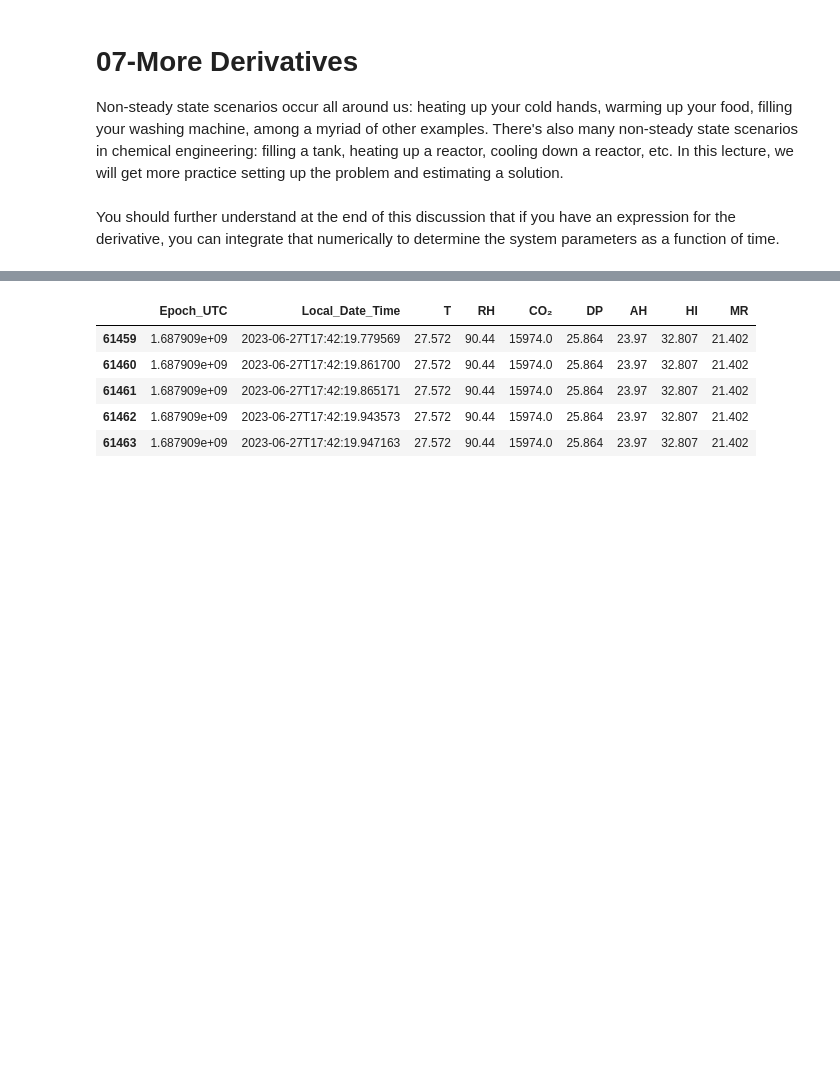
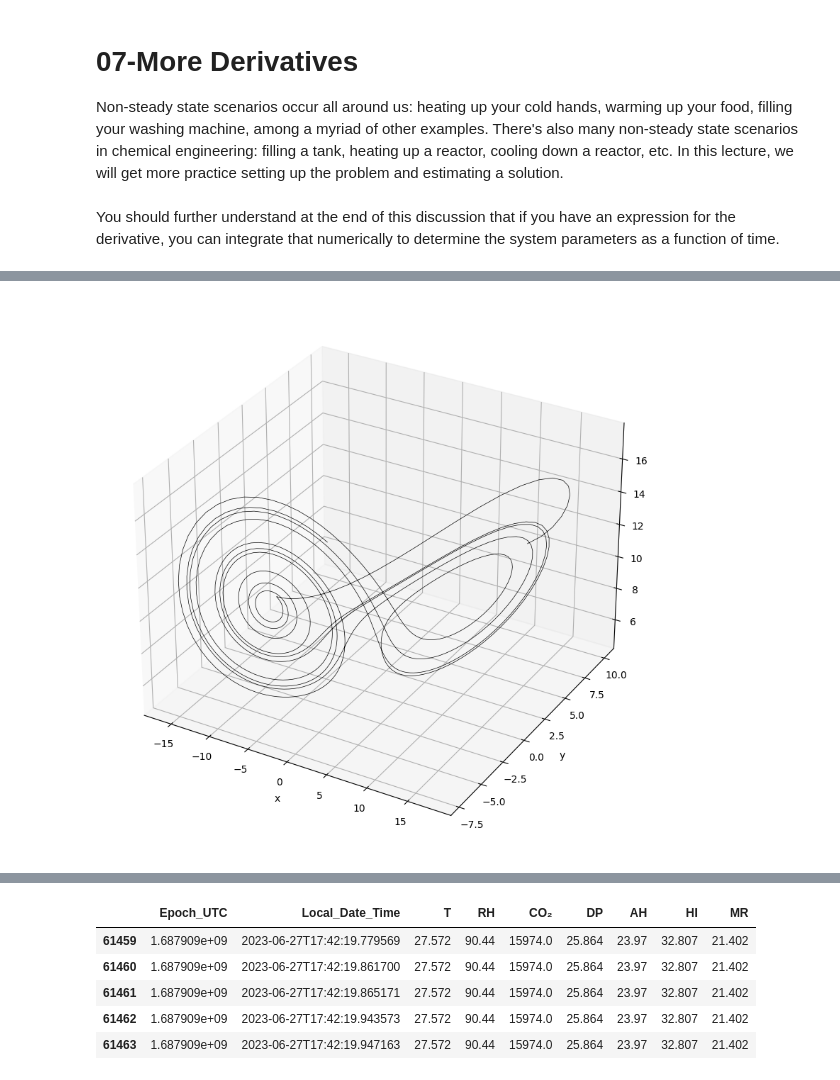
Before and after one commit to clint-bg/comptools, a Jupyter notebook: _build/jupyter_execute/lectures/07-DerivativesAgain.ipynb, the cells around one changed output, grey strips where cells are left out. Drawn from its saved outputs; the diff is of its cells as text; code cells hidden in the pictures; blank space fills up the shorter version.

```diff
--- a/_build/jupyter_execute/lectures/07-DerivativesAgain.ipynb
+++ b/_build/jupyter_execute/lectures/07-DerivativesAgain.ipynb
@@ -7,0 +78,38 @@ You should further understand at the end of this discussion that if you have an
+# %%
+import numpy as np
+sigma=10; rho=28; beta=8/3
+
+#function to calculate the derivatives
+def lorenz(x, y, z):
+    dx = -sigma * x + rho * y
+    dy = x * sigma - y - x*z
+    dz = x*y - beta * z
+    return dx, dy, dz
+
+x0, y0, z0 = 10, 10, 10
+dt = 0.01
+t = np.arange(0, 10, dt)
+
+#arrays to store the results
+x, y, z = np.zeros_like(t), np.zeros_like(t), np.zeros_like(t)
+x[0], y[0], z[0] = x0, y0, z0
+
+for i in range(1, len(t)):
+    dx, dy, dz = lorenz(x[i-1], y[i-1], z[i-1])
+    x[i] = x[i-1] + dx*dt
+    y[i] = y[i-1] + dy*dt
+    z[i] = z[i-1] + dz*dt
+# %%
+#now plot the results
+from mpl_toolkits.mplot3d import Axes3D
+import matplotlib.pyplot as plt
+
+fig = plt.figure(figsize=(10, 10))
+ax = fig.add_subplot(projection='3d')
+ax.plot(x, y, z, lw=0.5, color='black')
+ax.set_xlabel('x')
+ax.set_ylabel('y')
+ax.set_zlabel('z')
+plt.show()
+# %% [output]
+[figure, added]
```
Also changed, not shown: parts of 16 cells of this notebook, 34 other files.
